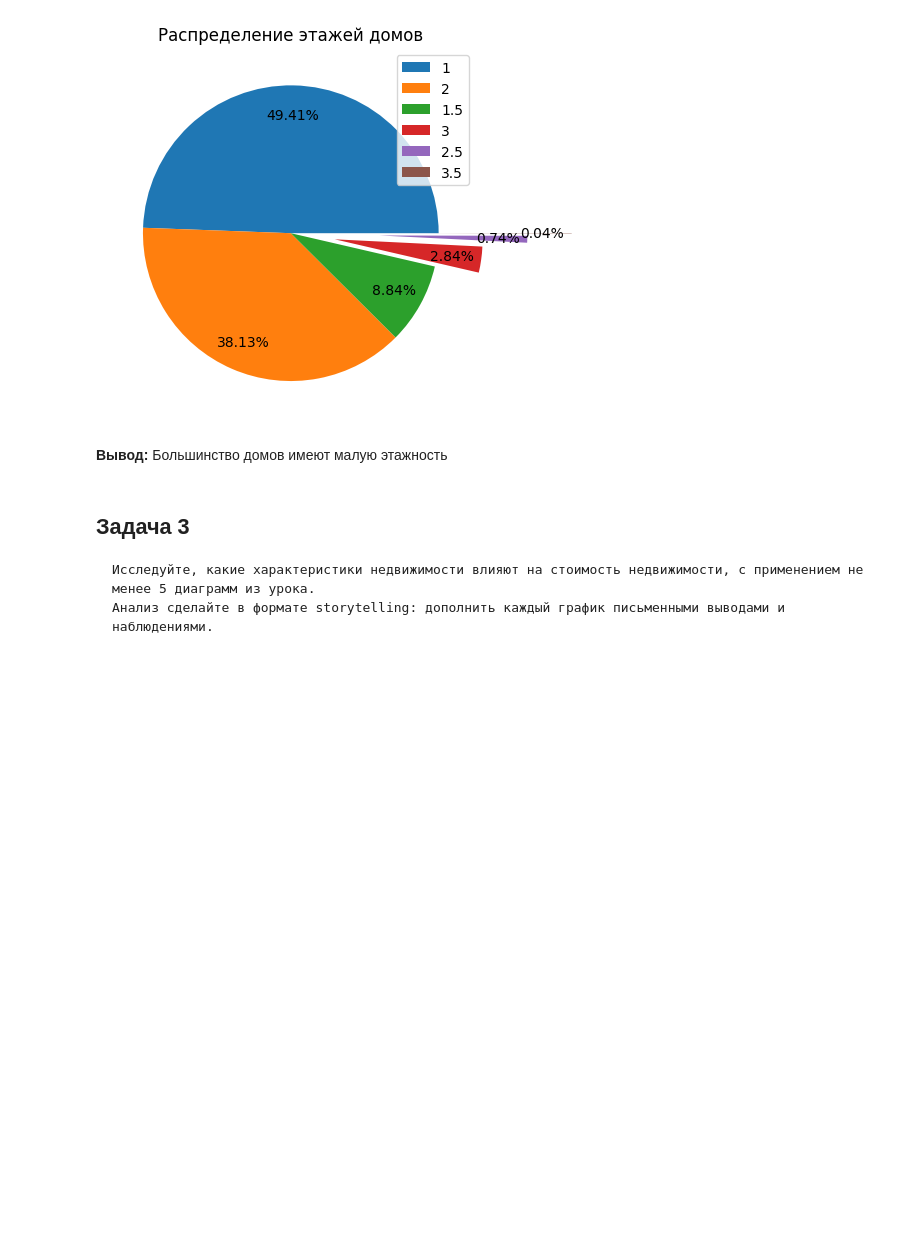
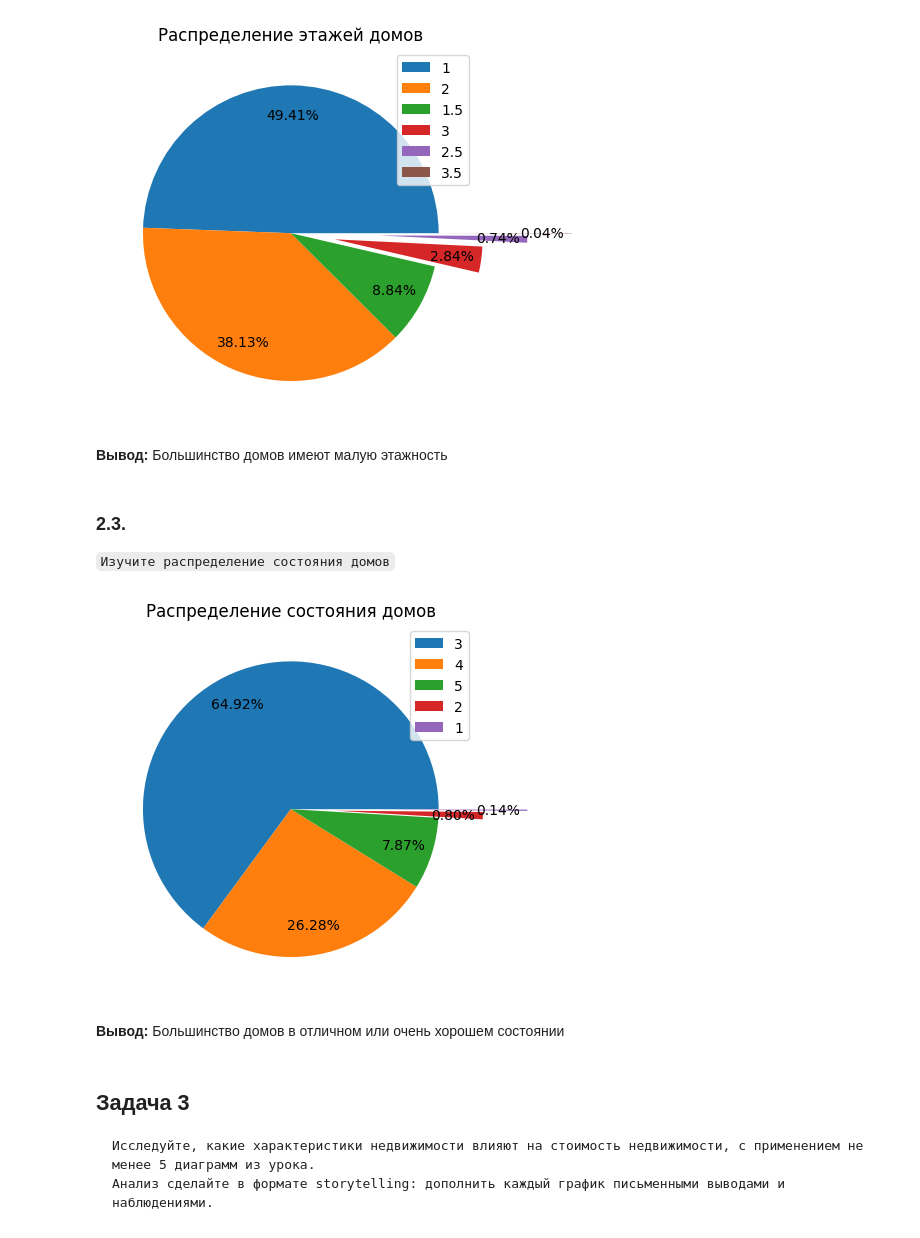
Before and after one commit to mike1am/Python_for_analysis, a Jupyter notebook: HW4.ipynb, the cells around one changed output. Saved outputs shown, nothing was run; the diff lists cells and outputs as text; code cells hidden in the pictures; blank space fills up the shorter version.

````diff
--- a/HW4.ipynb
+++ b/HW4.ipynb
@@ -207,6 +207,25 @@ plt.title("Распределение этажей домов");
 [figure]
 # %% [markdown]
 **Вывод:** Большинство домов имеют малую этажность
+# %% [markdown]
+### 2.3.
+`Изучите распределение состояния домов`
+# %%
+data = df['condition'].value_counts()
+
+plt.pie(
+    data,
+    autopct='%1.2f%%',
+    pctdistance=0.8,
+    explode=calcExplodes(data)
+)
+
+plt.legend(data.index)
+plt.title("Распределение состояния домов");
+# %% [output]
+[figure, added]
+# %% [markdown]
+**Вывод:** Большинство домов в отличном или очень хорошем состоянии
 # %% [markdown]
 ## Задача 3
 ```
````
Also changed, not shown: parts of 2 cells of this notebook.
